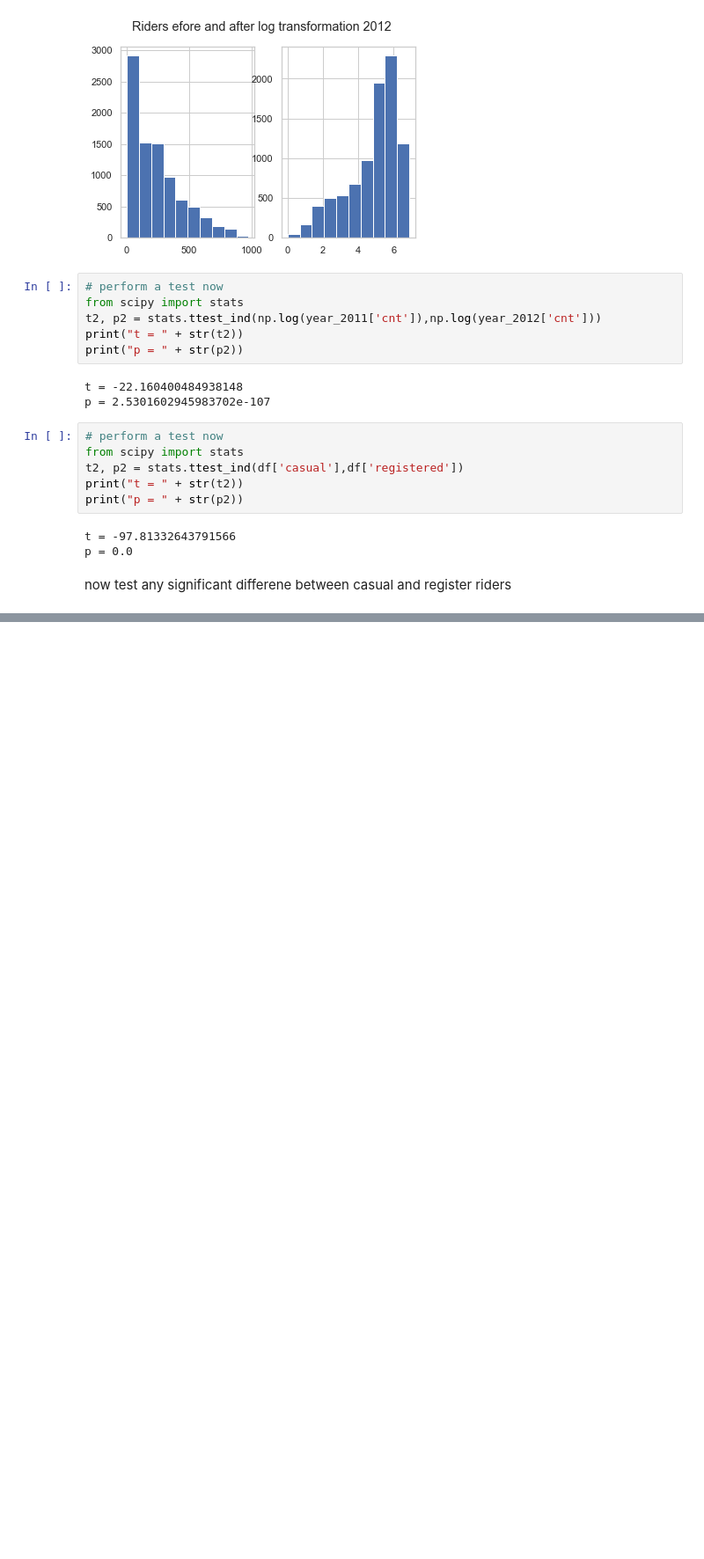
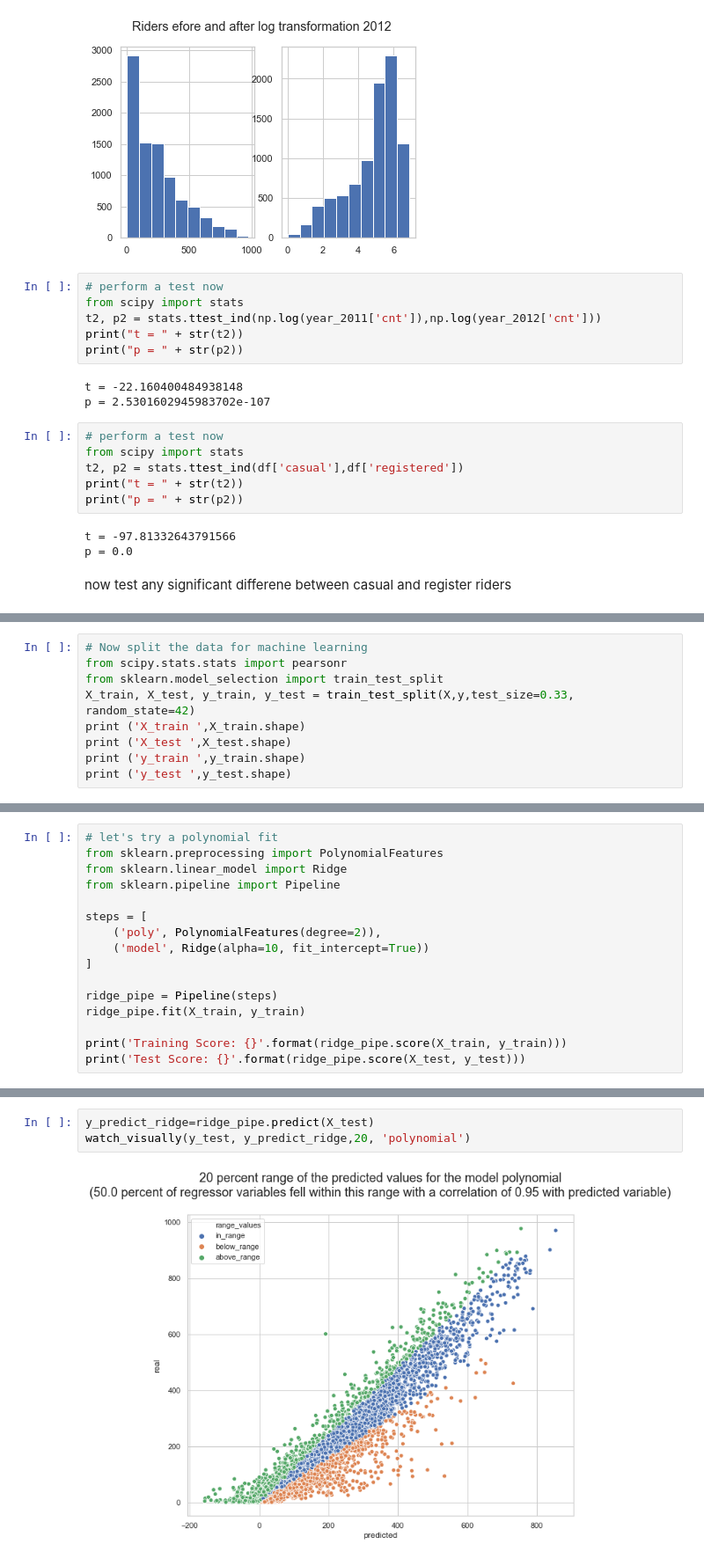
Before and after one commit to mushtaqnow/Capstone-Project-2, a Jupyter notebook: Capstone_2.ipynb, the cells around one changed output, grey strips where cells are left out. Shown at 88% size. Saved outputs shown, nothing was run; the diff lists cells and outputs as text; blank space fills up the shorter version.

```diff
--- a/Capstone_2.ipynb
+++ b/Capstone_2.ipynb
@@ -536,0 +682,9 @@ now test any significant differene between casual and register riders
+# %%
+# Now split the data for machine learning
+from scipy.stats.stats import pearsonr
+from sklearn.model_selection import train_test_split
+X_train, X_test, y_train, y_test = train_test_split(X,y,test_size=0.33, random_state=42)
+print ('X_train ',X_train.shape)
+print ('X_test ',X_test.shape)
+print ('y_train ',y_train.shape)
+print ('y_test ',y_test.shape)
@@ -536,0 +833,16 @@ now test any significant differene between casual and register riders
+# %%
+# let's try a polynomial fit
+from sklearn.preprocessing import PolynomialFeatures
+from sklearn.linear_model import Ridge
+from sklearn.pipeline import Pipeline
+
+steps = [
+    ('poly', PolynomialFeatures(degree=2)),
+    ('model', Ridge(alpha=10, fit_intercept=True))
+]
+
+ridge_pipe = Pipeline(steps)
+ridge_pipe.fit(X_train, y_train)
+
+print('Training Score: {}'.format(ridge_pipe.score(X_train, y_train)))
+print('Test Score: {}'.format(ridge_pipe.score(X_test, y_test)))
@@ -536,0 +861,5 @@ now test any significant differene between casual and register riders
+# %%
+y_predict_ridge=ridge_pipe.predict(X_test)
+watch_visually(y_test, y_predict_ridge,20, 'polynomial')
+# %% [output]
+[figure, added]
```
Also changed, not shown: parts of 116 cells of this notebook.
